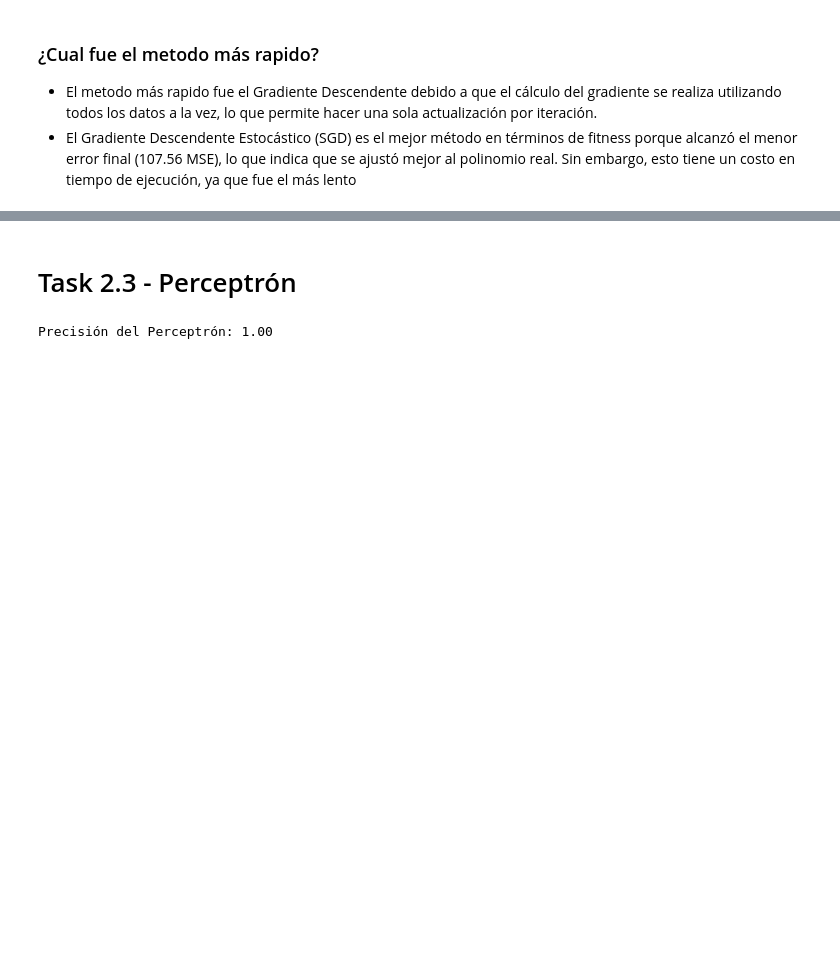
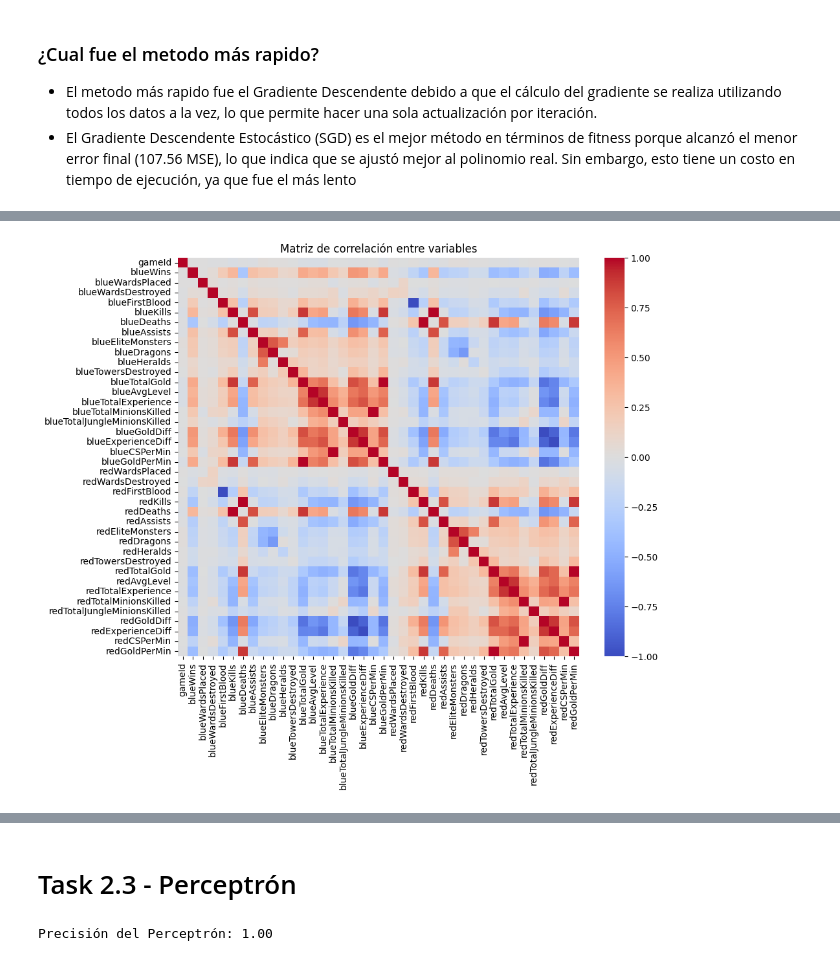
Before and after one commit to JPS4321/Lab3_IA, a Jupyter notebook: Lab3.ipynb, the cells around one changed output, grey strips where cells are left out. Drawn from its saved outputs; the diff is of its cells as text; code cells hidden in the pictures; blank space fills up the shorter version.

```diff
--- a/Lab3.ipynb
+++ b/Lab3.ipynb
@@ -142,0 +145,94 @@ plt.show()
+# %%
+# Paso 1: Importar bibliotecas necesarias
+import pandas as pd
+import matplotlib.pyplot as plt
+import seaborn as sns
+from sklearn.model_selection import train_test_split
+from sklearn.preprocessing import StandardScaler
+from sklearn.feature_selection import SelectKBest, f_classif, RFE
+from sklearn.linear_model import LassoCV
+from sklearn.svm import SVC
+from sklearn.metrics import accuracy_score
+
+# Paso 2: Cargar el dataset
+file_path = 'high_diamond_ranked_10min.csv'
+data = pd.read_csv(file_path)
+
+# Visualizar matriz de correlación (opcional)
+plt.figure(figsize=(10, 8))
+sns.heatmap(data.corr(), cmap='coolwarm', annot=False, fmt='.2f')
+plt.title('Matriz de correlación entre variables')
+plt.show()
+
+# Paso 3: Limpiar datos
+# Verificar valores nulos y eliminarlos si es necesario
+data = data.dropna()  # Eliminar filas con valores nulos
+
+# Verificar valores duplicados
+data = data.drop_duplicates()
+
+# Paso 4: Preparar los datos
+X = data.drop(columns=['blueWins', 'gameId'])  # Variables predictoras
+y = data['blueWins']  # Variable objetivo
+
+# Dividir en entrenamiento y prueba
+X_train, X_test, y_train, y_test = train_test_split(X, y, test_size=0.2, random_state=42)
+
+# Paso 5: Estandarizar los datos
+scaler = StandardScaler()
+X_train = scaler.fit_transform(X_train)
+X_test = scaler.transform(X_test)
+
+# Paso 6: Técnica 1 - SelectKBest
+select_k_best = SelectKBest(score_func=f_classif, k=10)  # Seleccionamos las 10 mejores
+X_train_kbest = select_k_best.fit_transform(X_train, y_train)
+X_test_kbest = select_k_best.transform(X_test)
+
+# Entrenar modelo SVM y evaluar
+svm_kbest = SVC(kernel='linear', random_state=42)
+svm_kbest.fit(X_train_kbest, y_train)
+y_pred_kbest = svm_kbest.predict(X_test_kbest)
+accuracy_kbest = accuracy_score(y_test, y_pred_kbest)
+print('Accuracy usando SelectKBest: ' + str(accuracy_kbest))
+
+# Paso 7: Técnica 2 - RFE (Recursive Feature Elimination)
+svm_rfe = SVC(kernel='linear', random_state=42)  # El SVM servirá como modelo base para RFE
+rfe = RFE(estimator=svm_rfe, n_features_to_select=10)  # Selección de 10 características
+X_train_rfe = rfe.fit_transform(X_train, y_train)
+X_test_rfe = rfe.transform(X_test)
+
+# Entrenar modelo SVM y evaluar
+svm_rfe.fit(X_train_rfe, y_train)
+y_pred_rfe = svm_rfe.predict(X_test_rfe)
+accuracy_rfe = accuracy_score(y_test, y_pred_rfe)
+print('Accuracy usando RFE: ' + str(accuracy_rfe))
+
+# Paso 8: Técnica 3 - Lasso (Método embebido)
+lasso = LassoCV(cv=5).fit(X_train, y_train)  # Ajuste del modelo con validación cruzada
+lasso_features = (lasso.coef_ != 0)  # Seleccionar características con coeficientes no nulos
+X_train_lasso = X_train[:, lasso_features]
+X_test_lasso = X_test[:, lasso_features]
+
+# Entrenar modelo SVM y evaluar
+svm_lasso = SVC(kernel='linear', random_state=42)
+svm_lasso.fit(X_train_lasso, y_train)
+y_pred_lasso = svm_lasso.predict(X_test_lasso)
+accuracy_lasso = accuracy_score(y_test, y_pred_lasso)
+print('Accuracy usando Lasso: ' + str(accuracy_lasso))
+
+# Paso 9: Comparar resultados
+print("\nResumen de las precisiones obtenidas:")
+print('SelectKBest: ' + str(accuracy_kbest))
+print('RFE: ' + str(accuracy_rfe))
+print('Lasso: ' + str(accuracy_lasso))
+
+# Paso 10: Gráfica de barras para comparar precisiones
+plt.figure(figsize=(8, 5))
+accuracy_values = [accuracy_kbest, accuracy_rfe, accuracy_lasso]
+methods = ['SelectKBest', 'RFE', 'Lasso']
+plt.bar(methods, accuracy_values, color=['blue', 'green', 'orange'])
+plt.ylabel('Precisión')
+plt.title('Comparación de precisión entre métodos de selección de features')
+plt.show()
+# %% [output]
+[figure, added]
```
Also changed, not shown: parts of 8 cells of this notebook, 1 other file.
